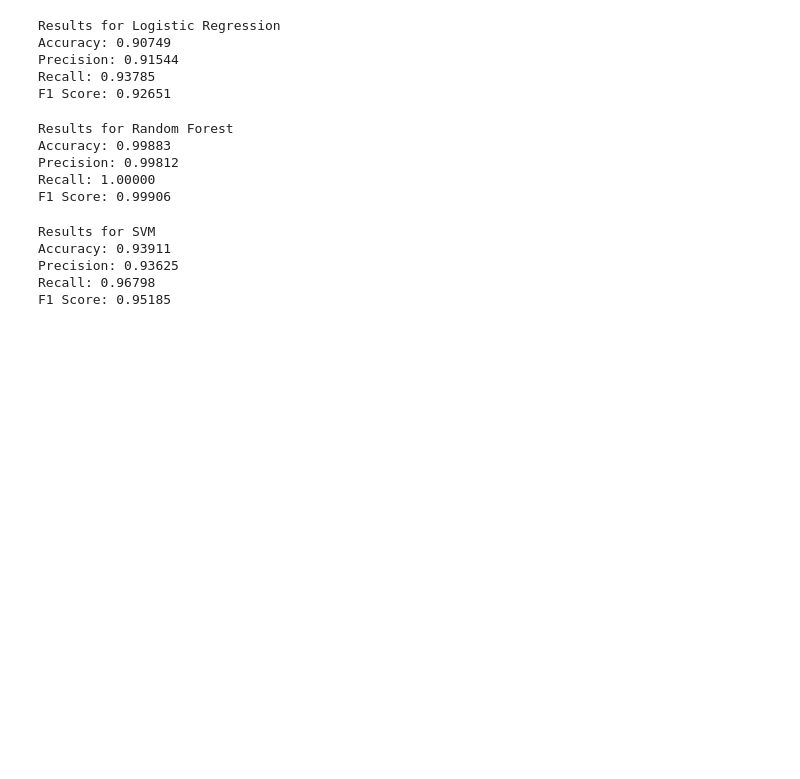
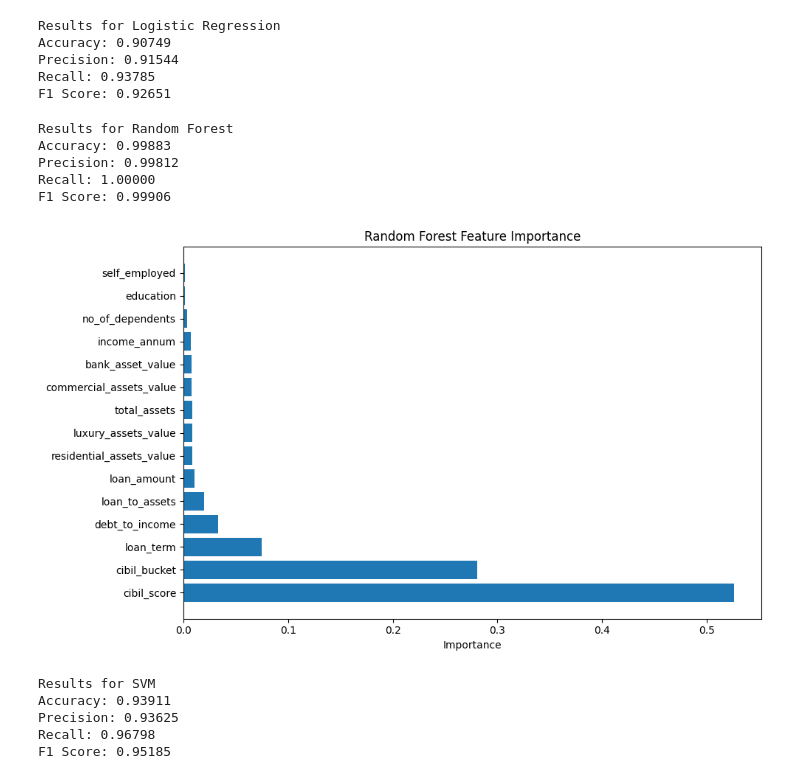
Before and after one commit to RoaringRohan/Loan-Approval-Prediction, a Jupyter notebook: 2_Analysis/3.0_MachineLearning.ipynb, the cells around one changed output. Drawn from its saved outputs; the diff is of its cells as text; code cells hidden in the pictures; blank space fills up the shorter version.

```diff
--- a/2_Analysis/3.0_MachineLearning.ipynb
+++ b/2_Analysis/3.0_MachineLearning.ipynb
@@ -86,6 +86,19 @@ Accuracy: 0.99883
 Precision: 0.99812
 Recall: 1.00000
 F1 Score: 0.99906
+# %%
+# Feature Importance for Random Forest Model
+importances = rf.feature_importances_
+indices = np.argsort(importances)[::-1]
+plt.figure(figsize=(10, 6))
+plt.title("Random Forest Feature Importance")
+plt.barh(range(len(importances)), importances[indices], align="center")
+plt.yticks(range(len(importances)), [X.columns[i] for i in indices])
+plt.xlabel("Importance")
+plt.tight_layout()
+plt.show()
+# %% [output]
+[figure, added]
 # %%
 # Support Vector Machine
 
```
Also changed, not shown: parts of 2 cells of this notebook.
